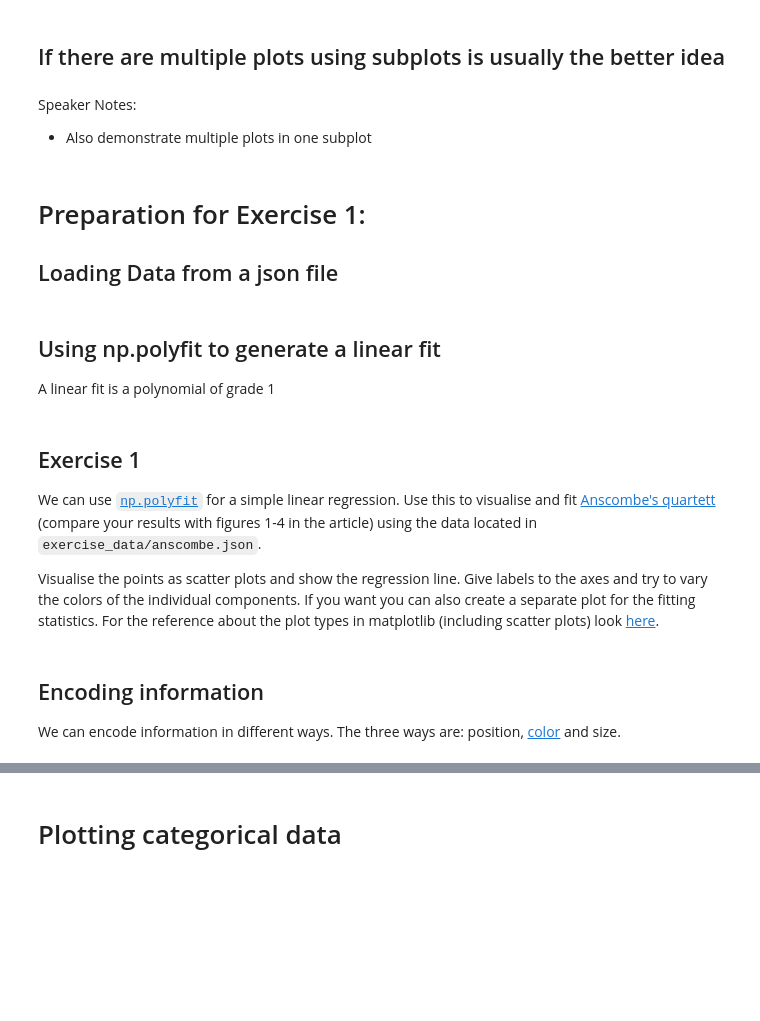
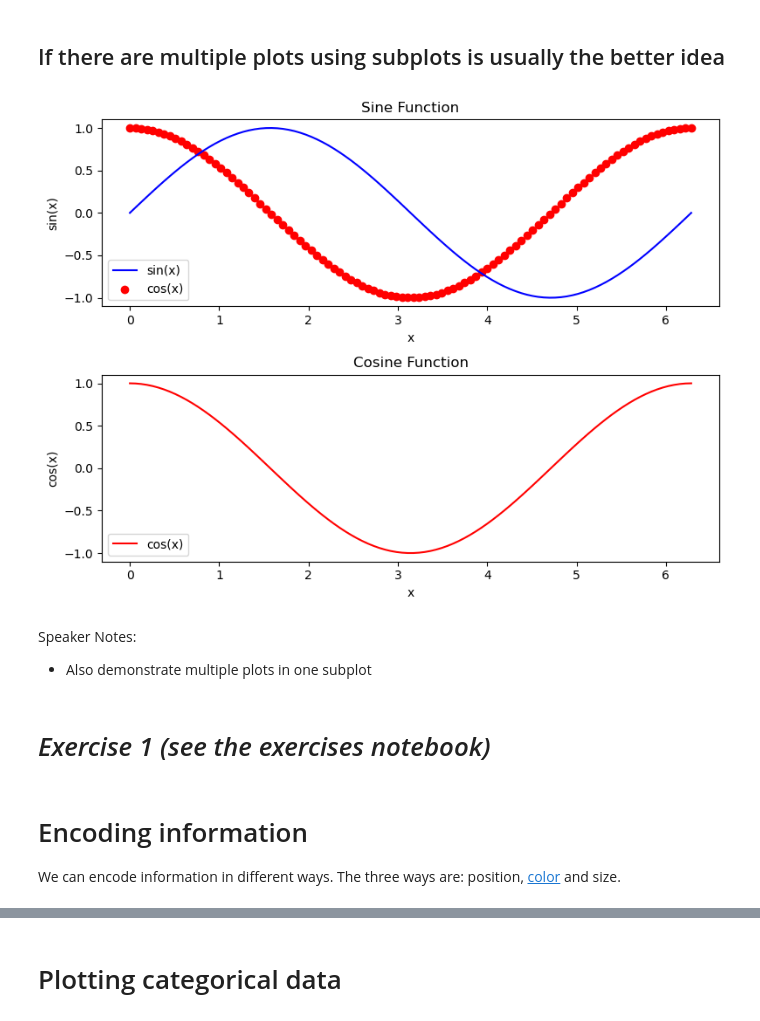
Before and after one commit to Niolon/DataAnalysisPython, a Jupyter notebook: Course/03_Matplotlib.ipynb, the cells around one changed output, grey strips where cells are left out. Drawn from its saved outputs; the diff is of its cells as text; code cells hidden in the pictures; blank space fills up the shorter version.

```diff
--- a/Course/03_Matplotlib.ipynb
+++ b/Course/03_Matplotlib.ipynb
@@ -27,21 +47,39 @@ Speaker notes:
 ## If there are multiple plots using subplots is usually the better idea
 # %%
 # create data for plotting the sin and cose as multiple plots in 0 to 2*pi
+x = np.linspace(0, 2*np.pi, 100)
+y1 = np.sin(x)
+y2 = np.cos(x)
 
 # Create a figure and subplots
+fig, axs = plt.subplots(2, 1, figsize=(8, 6))
 
 # Plot the data on the subplots
+axs[0].plot(x, y1, color='blue', label='sin(x)')
+axs[0].scatter(x, y2, color='red', label='cos(x)')
+axs[1].plot(x, y2, color='red', label='cos(x)')
 
 # Set titles and labels for each subplot
+axs[0].set_title('Sine Function')
+axs[0].set_xlabel('x')
+axs[0].set_ylabel('sin(x)')
+axs[1].set_title('Cosine Function')
+axs[1].set_xlabel('x')
+axs[1].set_ylabel('cos(x)')
 
 # Add legends to the subplots
+axs[0].legend()
+axs[1].legend()
 
 # Adjust the spacing between subplots
+fig.tight_layout()
 
 # Show the plot
+plt.show()
+# %% [output]
+[figure, added]
 # %% [markdown]
 Speaker Notes:
  - Also demonstrate multiple plots in one subplot
 # %% [markdown]
-# Preparation for Exercise 1:
-## Loading Data from a json file
+# _Exercise 1 (see the exercises notebook)_
@@ -55,3 +85,0 @@ import json
-# %% [markdown]
-## Using np.polyfit to generate a linear fit
-A linear fit is a polynomial of grade 1
@@ -66,5 +85,0 @@ A linear fit is a polynomial of grade 1
-# %% [markdown]
-## Exercise 1
-We can use [`np.polyfit`](https://numpy.org/doc/stable/reference/generated/numpy.polyfit.html) for a simple linear regression. Use this to visualise and fit [Anscombe's quartett](https://www.tandfonline.com/doi/pdf/10.1080/00031305.1973.10478966?casa_token=z4BCXsE0A6UAAAAA:vWsA4gecHin1egQWK2Zrby8wstIsoLwsmwbruFx_EoYQKjUhTBy71jxv2QAwR5GXHNd567UrOSEh) (compare your results with figures 1-4 in the article) using the data located in `exercise_data/anscombe.json`.
-
-Visualise the points as scatter plots and show the regression line. Give labels to the axes and try to vary the colors of the individual components. If you want you can also create a separate plot for the fitting statistics. For the reference about the plot types in matplotlib (including scatter plots) look [here](https://matplotlib.org/stable/plot_types/index.html).
@@ -73,5 +86,5 @@ Visualise the points as scatter plots and show the regression line. Give labels
 # %% [markdown]
-## Encoding information
+# Encoding information
 We can encode information in different ways. The three ways are: position, [color](https://matplotlib.org/stable/users/explain/colors/colormaps.html) and size.
 # %%
 # Generate random data
```
Also changed, not shown: parts of 18 cells of this notebook, 3 other files.
